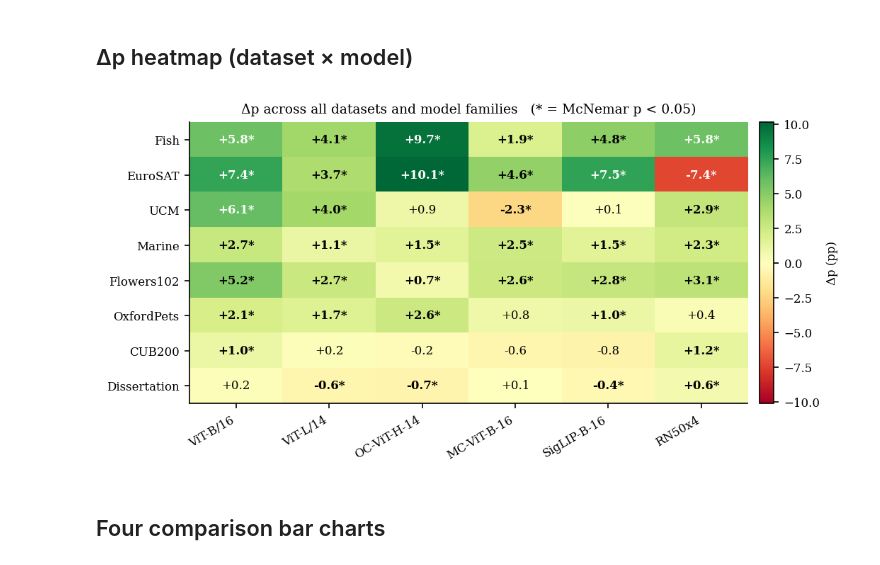
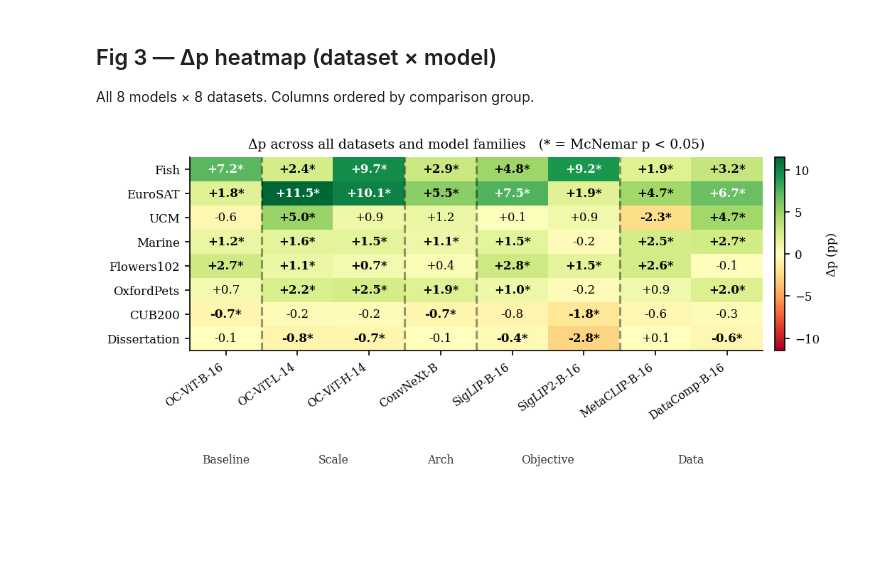
Before and after one commit to LeoGaunt/journal_perceptionCLIP, a Jupyter notebook: visualizations/figures.ipynb, the cells around one changed output. Drawn from its saved outputs; the diff is of its cells as text; code cells hidden in the pictures; blank space fills up the shorter version.

Commit message:
Updated figures.ipynb for new workflow

```diff
--- a/visualizations/figures.ipynb
+++ b/visualizations/figures.ipynb
@@ -171,5 +221,5 @@ r = -0.414   p = 0.0034   slope = -0.0612 pp per 1% baseline accuracy
 # %%
-RESULTS_ROOT = acc_results
+RESULTS_ROOT = acc_results  # folder to scan for *_domain.json files
 
 def attach_domain_acc(data, results_root):
     enriched = 0
@@ -192,11 +242,8 @@ def attach_domain_acc(data, results_root):
                 print(f"  Skipped {fname}: {e}")
     return data, enriched
 
-data, n_enriched = attach_domain_acc(data, RESULTS_ROOT)
-has_domain = [e for e in data if "domain_acc" in e]
+all_data, n_enriched = attach_domain_acc(all_data, RESULTS_ROOT)
+has_domain = [e for e in all_data if "domain_acc" in e]
 print(f"Attached domain_acc to {n_enriched} entries")
-print(f"{len(has_domain)} / {len(data)} entries ready for Fig 2")
-if not has_domain:
-    print("\nNo domain_acc found. Check RESULTS_ROOT is correct.")
-    print("Fig 2 cell will be skipped automatically.")
+print(f"{len(has_domain)} / {len(all_data)} entries ready for Fig 2")
 # %% [output]
@@ -295,57 +326,78 @@ Quadrant breakdown:
 # %% [markdown]
-## Δp heatmap (dataset × model)
+## Fig 3 — Δp heatmap (dataset × model)
+
+All 8 models × 8 datasets. Columns ordered by comparison group.
 # %%
 models_ordered = [
-    "ViT-B/16", "ViT-L/14@336px", "OpenCLIP-ViT-H-14",
-    "MetaCLIP-ViT-B-16", "SigLIP-ViT-B-16", "RN50x4"
+    "OpenCLIP-ViT-B-16",                          # shared baseline
+    "OpenCLIP-ViT-L-14", "OpenCLIP-ViT-H-14",    # scale
+    "ConvNeXt-B",                                  # architecture
+    "SigLIP-ViT-B-16",   "SigLIP2-ViT-B-16",     # objective
+    "MetaCLIP-ViT-B-16", "DataComp-ViT-B-16",    # data
 ]
-models_ordered = [m for m in models_ordered if m in {e["model"] for e in data}]
+models_ordered = [m for m in models_ordered if m in {e["model"] for e in all_data}]
 
 matrix = np.full((len(datasets), len(models_ordered)), np.nan)
-sig    = np.full((len(datasets), len(models_ordered)), False)
+sig_mat = np.full((len(datasets), len(models_ordered)), False)
 
-for entry in data:
+for entry in all_data:
     ds = entry["dataset"]
     m  = entry["model"]
     if ds in datasets and m in models_ordered:
         r = datasets.index(ds)
         c = models_ordered.index(m)
-        matrix[r, c] = entry["delta_p_stats"]["delta_p"]
-        sig[r, c]    = entry["delta_p_stats"]["significant"] == "True"
+        matrix[r, c]  = entry["delta_p_stats"]["delta_p"]
+        sig_mat[r, c] = entry["delta_p_stats"]["significant"] == "True"
 
-fig, ax = plt.subplots(figsize=(FULL_W, ROW_H * 1.3))
-
+fig, ax = plt.subplots(figsize=(FULL_W, ROW_H * 1.5))
 vmax = np.nanmax(np.abs(matrix))
 im   = ax.imshow(matrix, cmap="RdYlGn", vmin=-vmax, vmax=vmax, aspect="auto")
 
-# Cell text
+# Cell annotations
 for r in range(len(datasets)):
     for c in range(len(models_ordered)):
         if not np.isnan(matrix[r, c]):
             val  = matrix[r, c]
-            star = "*" if sig[r, c] else ""
+            star = "*" if sig_mat[r, c] else ""
             fc   = "white" if abs(val) > vmax * 0.55 else "black"
             ax.text(c, r, f"{val:+.1f}{star}",
                     ha="center", va="center", fontsize=8,
-                    color=fc,
-                    fontweight="bold" if sig[r, c] else "normal")
+                    color=fc, fontweight="bold" if sig_mat[r, c] else "normal")
+
+# Group separator lines
+# Between baseline and scale, between scale and arch, etc.
+group_boundaries = [0.5, 2.5, 3.5, 5.5]  # after columns 0, 2, 3, 5
+for xb in group_boundaries:
+    ax.axvline(xb, color="black", linewidth=1.5, linestyle="--", alpha=0.4)
+
+# Group labels above
+group_labels = [
+    (0,   0,   "Baseline"),
+    (1,   2,   "Scale"),
+    (3,   3,   "Arch"),
+    (4,   5,   "Objective"),
+    (6,   7,   "Data"),
+]
+for c_start, c_end, label in group_labels:
+    ax.annotate(label,
+                xy=((c_start + c_end) / 2, -0.6),
+                xycoords=("data", "axes fraction"),
+                ha="center", va="bottom",
+                fontsize=7.5, color="#333333",
+                annotation_clip=False)
 
 ax.set_xticks(range(len(models_ordered)))
-ax.set_xticklabels([MODEL_SHORT[m] for m in models_ordered],
-                   rotation=30, ha="right")
+ax.set_xticklabels([MODEL_SHORT[m] for m in models_ordered], rotation=35, ha="right", fontsize=7.5)
 ax.set_yticks(range(len(datasets)))
 ax.set_yticklabels(datasets)
 
-cb = fig.colorbar(im, ax=ax, fraction=0.025, pad=0.02)
+cb = fig.colorbar(im, ax=ax, fraction=0.022, pad=0.02)
 cb.set_label("Δp (pp)", fontsize=8)
-
 ax.set_title("Δp across all datasets and model families   (* = McNemar p < 0.05)")
 
 plt.tight_layout()
 plt.savefig("fig3_deltap_heatmap.pdf")
 plt.savefig("fig3_deltap_heatmap.png", dpi=300)
 plt.show()
 # %% [output]
-[figure, old version]
+[figure, new version]
-# %% [markdown]
-## Four comparison bar charts
```
Also changed, not shown: parts of 19 cells of this notebook, 8 other files.
